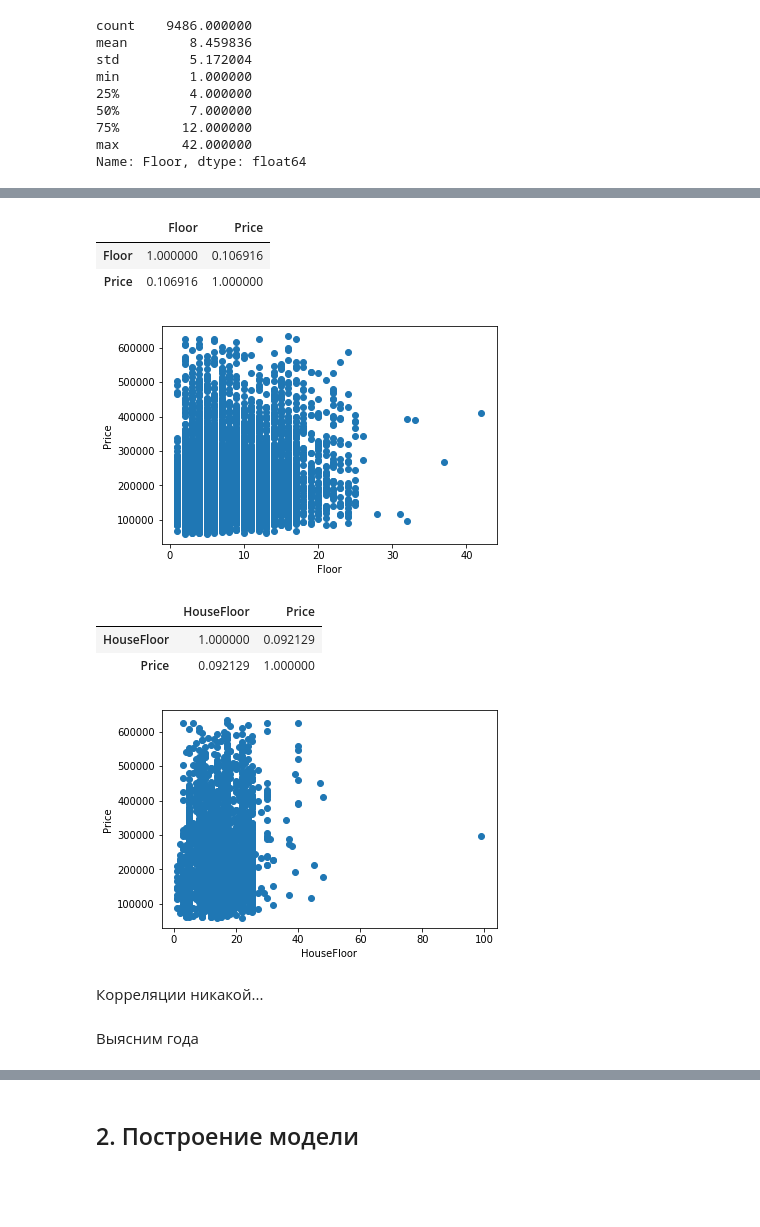
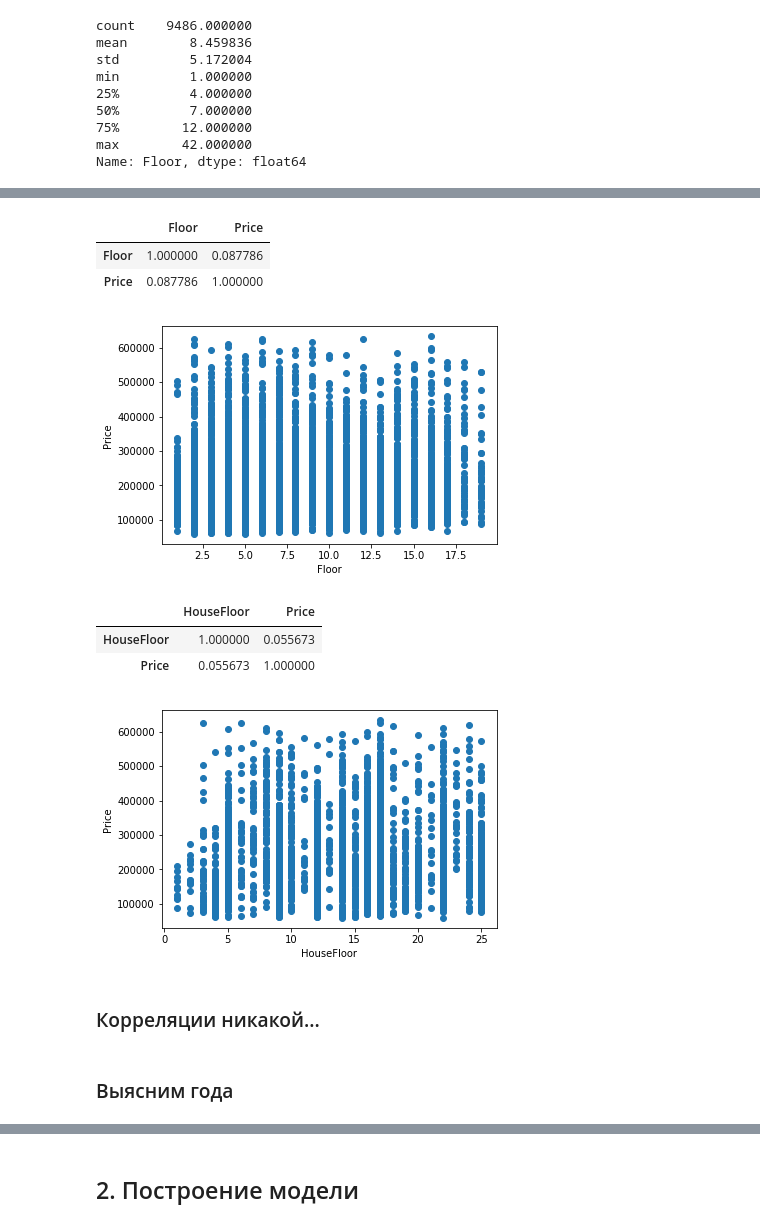
Before and after one commit to nawww83/pyton_ds, a Jupyter notebook: NovikovAV_kursovoy.ipynb, the cells around one changed output, grey strips where cells are left out. Saved outputs shown, nothing was run; the diff lists cells and outputs as text; code cells hidden in the pictures; blank space fills up the shorter version.

```diff
--- a/NovikovAV_kursovoy.ipynb
+++ b/NovikovAV_kursovoy.ipynb
@@ -371 +374,3 @@ Name: Floor, dtype: int64
+# %%
+d_cleared.drop(d_cleared[d_cleared['Floor'] > 19].index, inplace=True)
 # %%
@@ -404,4 +409,6 @@ house_floors.value_counts()
 Name: HouseFloor, dtype: int64
+# %%
+d_cleared.drop(d_cleared[d_cleared['HouseFloor'] > 25].index, inplace=True)
 # %%
 d_FHF = pd.DataFrame({'Floors':pd.Series(d_cleared['Floor']), 'HouseFloor':pd.Series(d_cleared['HouseFloor'])})
 # %%
@@ -487,34 +474,36 @@ d_PF = pd.DataFrame({'Floor':pd.Series(floors), 'Price':pd.Series(price)})
 d_PF.corr()
 # %% [output]
 |  | Floor | Price |
-| Floor | 1.000000 | 0.106916 |
-| Price | 0.106916 | 1.000000 |
+| Floor | 1.000000 | 0.087786 |
+| Price | 0.087786 | 1.000000 |
 # %%
 plt.scatter(floors, price)
 plt.xlabel('Floor')
 plt.ylabel('Price')
 plt.show()
 # %% [output]
-[figure, old version]
+[figure, new version]
 # %%
 d_PHF = pd.DataFrame({'HouseFloor':pd.Series(house_floors), 'Price':pd.Series(price)})
 # %%
 d_PHF.corr()
 # %% [output]
 |  | HouseFloor | Price |
-| HouseFloor | 1.000000 | 0.092129 |
-| Price | 0.092129 | 1.000000 |
+| HouseFloor | 1.000000 | 0.055673 |
+| Price | 0.055673 | 1.000000 |
 # %%
+house_floors = d_cleared['HouseFloor']
+
 plt.scatter(house_floors, price)
 plt.xlabel('HouseFloor')
 plt.ylabel('Price')
 plt.show()
 # %% [output]
-[figure, old version]
+[figure, new version]
-# %% [markdown]
-Корреляции никакой...
-# %% [markdown]
-Выясним года
+# %% [markdown]
+### Корреляции никакой...
+# %% [markdown]
+### Выясним года
 # %%
 years = d_cleared['HouseYear']
 # %%
```
Also changed, not shown: parts of 108 cells of this notebook.
